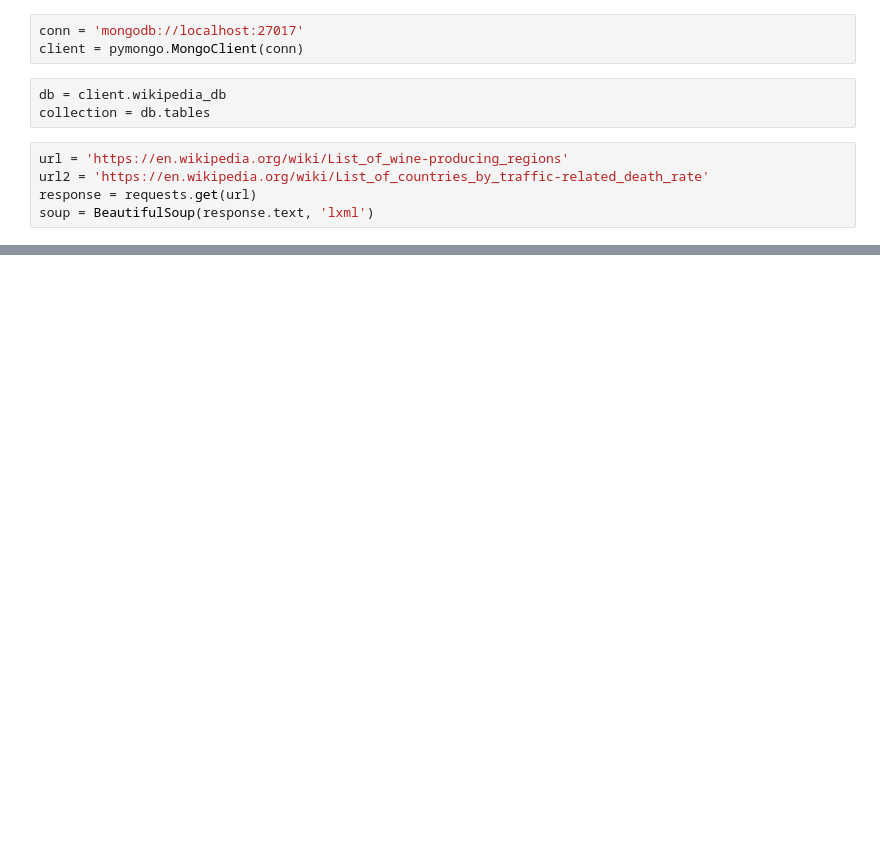
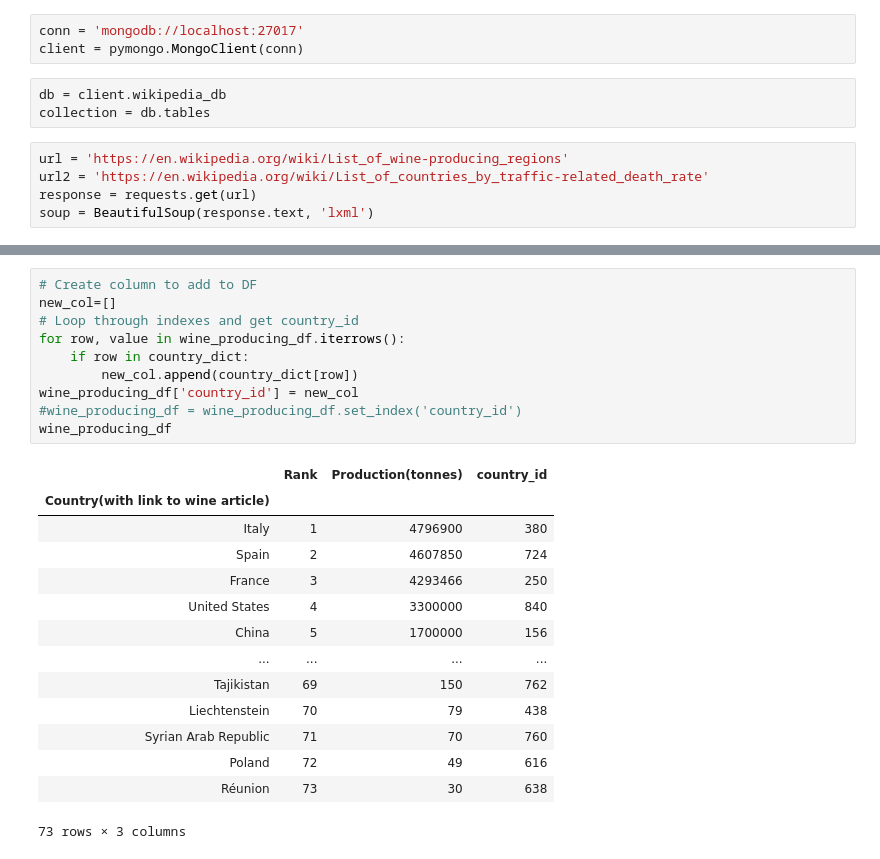
Before and after one commit to ac1093/mad_data, a Jupyter notebook: data_merge.ipynb, the cells around one changed output, grey strips where cells are left out. Cells and saved outputs as stored; diff of their text form; blank space fills up the shorter version.

```diff
--- a/data_merge.ipynb
+++ b/data_merge.ipynb
@@ -49,0 +149,25 @@ traffic_df.head(10)
+# %%
+# Create column to add to DF
+new_col=[]
+# Loop through indexes and get country_id
+for row, value in wine_producing_df.iterrows():
+    if row in country_dict:
+        new_col.append(country_dict[row])
+wine_producing_df['country_id'] = new_col
+#wine_producing_df = wine_producing_df.set_index('country_id')
+wine_producing_df
+# %% [output]
+|  | Rank | Production(tonnes) | country_id |
+| Country(with link to wine article) |  |  |  |
+| Italy | 1 | 4796900 | 380 |
+| Spain | 2 | 4607850 | 724 |
+| France | 3 | 4293466 | 250 |
+| United States | 4 | 3300000 | 840 |
+| China | 5 | 1700000 | 156 |
+| ... | ... | ... | ... |
+| Tajikistan | 69 | 150 | 762 |
+| Liechtenstein | 70 | 79 | 438 |
+| Syrian Arab Republic | 71 | 70 | 760 |
+| Poland | 72 | 49 | 616 |
+| Réunion | 73 | 30 | 638 |
+73 rows × 3 columns
```
Also changed, not shown: parts of 12 cells of this notebook.
